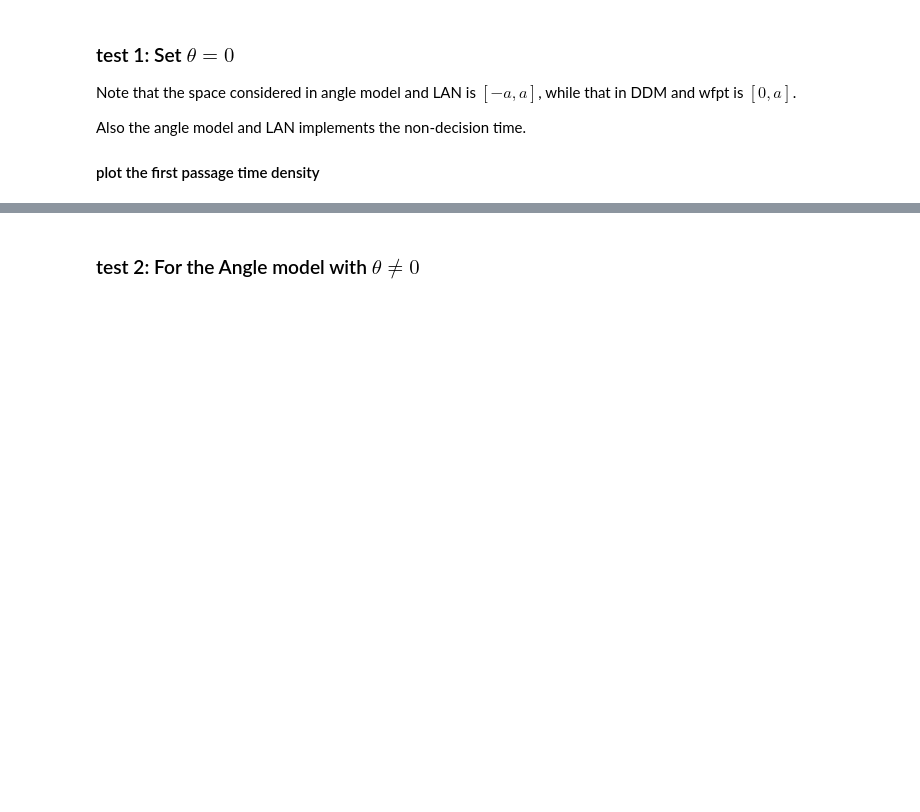
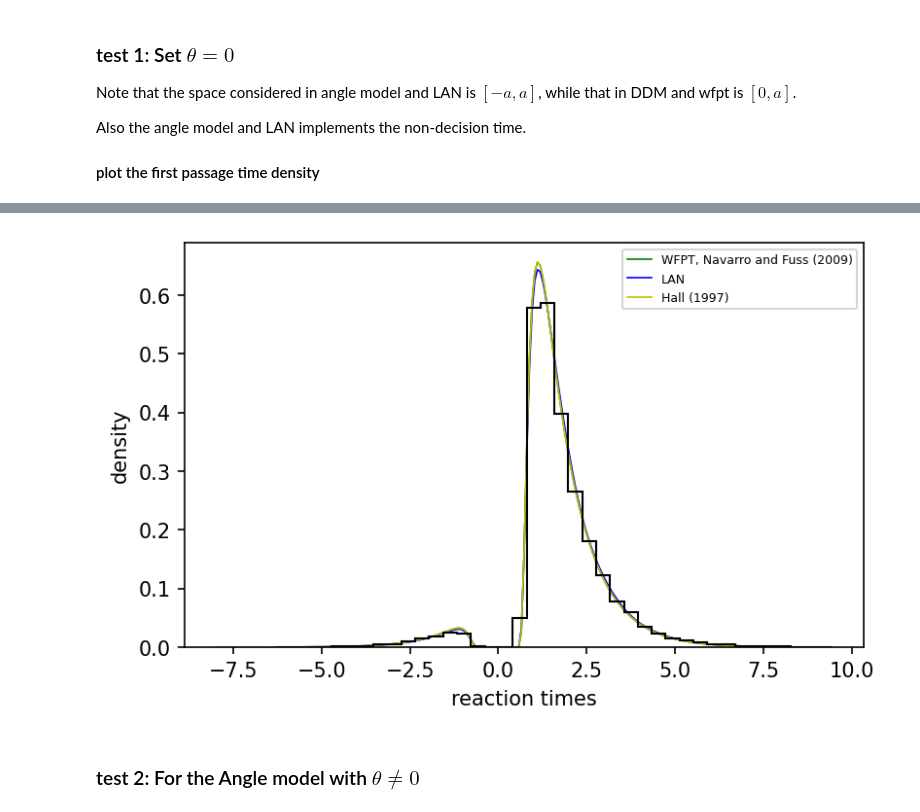
Before and after one commit to RiverFlowsInYou98/DDM, a Jupyter notebook: angle/angle_plot.ipynb, the cells around one changed output, grey strips where cells are left out. Cells and saved outputs as stored; diff of their text form; code cells hidden in the pictures; blank space fills up the shorter version.

Commit message:
update Hall1997 method

```diff
--- a/angle/angle_plot.ipynb
+++ b/angle/angle_plot.ipynb
@@ -80,10 +112,10 @@ prob2_list = []
 prob3_list = []
 prob5_list = []
 
-mc2 = MC_Angle(mu=mu, a=a, z=z, t_nd=t_nd, theta=theta, dt=0.001, Nx=80)
-mc3 = MC_DDM(mu=mu, sigma=1, a=2 * a, z=z, dt=0.001, Nx=80, verbose=False)
+# mc2 = MC_Angle(mu=mu, a=a, z=z, t_nd=t_nd, theta=theta, dt=0.001, Nx=80)
+# mc3 = MC_DDM(mu=mu, sigma=1, a=2 * a, z=z, dt=0.001, Nx=80, verbose=False)
 
-T_list = np.linspace(0.5+0.001, 8, 100)
+T_list = np.linspace(0.5 + 0.001, 8, 100)
 rT_list = np.hstack((T_list, T_list)).reshape(-1, 1)
 choice_list = np.hstack((np.ones(T_list.shape), -np.ones(T_list.shape))).reshape(-1, 1)
 para_matrix = np.tile(np.array([mu, a, z, t_nd, theta]), (200, 1))
@@ -93,13 +125,13 @@ prob4_list = np.exp(lan_angle(network_input))
 print("upper:")
 for T in T_list:
     print("{:.4f}".format(T), end=" ")
-    prob1 = wfpt(T - t_nd, -mu, 2 * a, 1-z, 1e-10)
-    prob2 = mc2.ExitProb_dp(T=T, s=a) / mc2.dt
-    prob3 = mc3.ExitProb_dp1(T=T - t_nd, s=2*a) / mc3.dt
-    prob5 = density_horiz(T-t_nd, mu, a, theta, trunc_num=40, bdy="upper")
+    prob1 = wfpt(T - t_nd, -mu, 2 * a, 1 - z, 1e-10)
+    # prob2 = mc2.ExitProb_dp(T=T, s=a) / mc2.dt
+    # prob3 = mc3.ExitProb_dp1(T=T - t_nd, s=2*a) / mc3.dt
+    prob5 = density_horiz(T - t_nd, mu, a, theta, trunc_num=40, bdy="upper")
     prob1_list.append(prob1)
-    prob2_list.append(prob2)
-    prob3_list.append(prob3)
+    # prob2_list.append(prob2)
+    # prob3_list.append(prob3)
     prob5_list.append(prob5)
     gc.collect()
 print()
@@ -107,11 +139,11 @@ print("lower:")
 for T in T_list:
     print("{:.4f}".format(-T), end=" ")
     prob1 = wfpt(T - t_nd, mu, 2 * a, z, 1e-10)
-    prob2 = mc2.ExitProb_dp(T=T, s=-a) / mc2.dt
-    prob3 = mc3.ExitProb_dp1(T=T - t_nd, s=0) / mc3.dt
-    prob5 = density_horiz(T-t_nd, mu, a, theta, trunc_num=40, bdy="lower")
+    # prob2 = mc2.ExitProb_dp(T=T, s=-a) / mc2.dt
+    # prob3 = mc3.ExitProb_dp1(T=T - t_nd, s=0) / mc3.dt
+    prob5 = density_horiz(T - t_nd, mu, a, theta, trunc_num=40, bdy="lower")
     prob1_list.append(prob1)
-    prob2_list.append(prob2)
-    prob3_list.append(prob3)
+    # prob2_list.append(prob2)
+    # prob3_list.append(prob3)
     prob5_list.append(prob5)
     gc.collect()
@@ -126,19 +163,25 @@ prob4_array = np.array(prob4_list)[sort_idx]
 prob5_array = np.array(prob5_list)[sort_idx]
 # %%
 fig, ax = plt.subplots(figsize=(6, 3.6), dpi=150)
-ax.plot(signedT_list, prob1_array, label='WFPT, Navarro and Fuss (2009)', lw=0.8, c='g')
-ax.plot(signedT_list, prob2_array, label='MC_Angle', lw=0.8, c='r')
-ax.plot(signedT_list, prob3_array, label='MC_ddm', lw=0.8, c='purple')
-ax.plot(signedT_list, prob4_array, label='LAN', lw=0.8, c='b')
-ax.plot(signedT_list, prob5_array, label='Hall (1997)', lw=0.8, c='y')
+ax.plot(signedT_list, prob1_array, label="WFPT, Navarro and Fuss (2009)", lw=0.8, c="g")
+# ax.plot(signedT_list, prob2_array, label='MC_Angle', lw=0.8, c='r')
+# ax.plot(signedT_list, prob3_array, label='MC_ddm', lw=0.8, c='purple')
+ax.plot(signedT_list, prob4_array, label="LAN", lw=0.8, c="b")
+ax.plot(signedT_list, prob5_array, label="Hall (1997)", lw=0.8, c="y")
 
 ax.hist(
-    np.squeeze(out[0]) * np.squeeze(out[1]), histtype="step", bins=40, color="black", density=True
+    np.squeeze(out[0]) * np.squeeze(out[1]),
+    histtype="step",
+    bins=40,
+    color="black",
+    density=True,
 )
 ax.set_xlabel("reaction times")
 ax.set_ylabel("density")
 ax.legend(fontsize=6)
 plt.show()
+# %% [output]
+[figure, added]
 # %% [markdown]
 ### test 2: For the Angle model with $\theta\neq0$
 # %%
```
Also changed, not shown: parts of 10 cells of this notebook, 1 other file.
